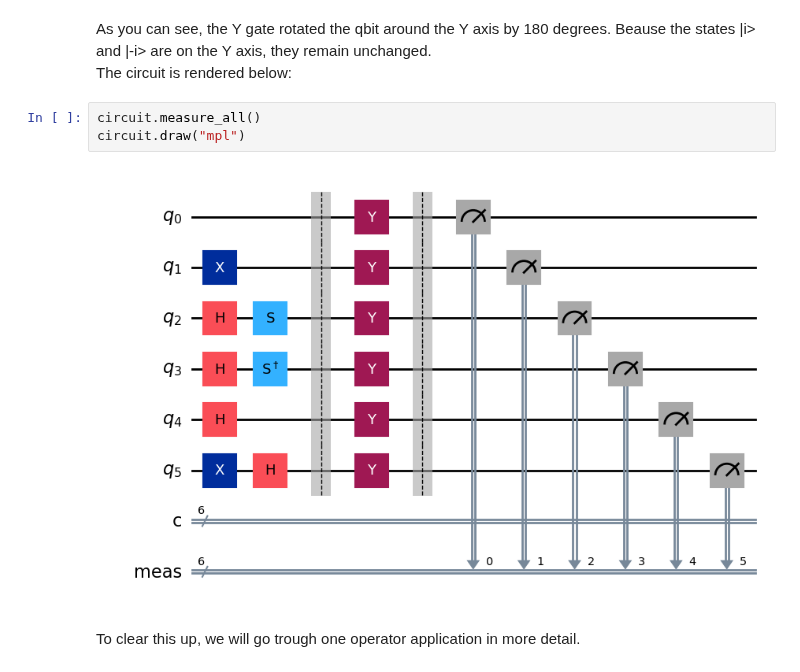
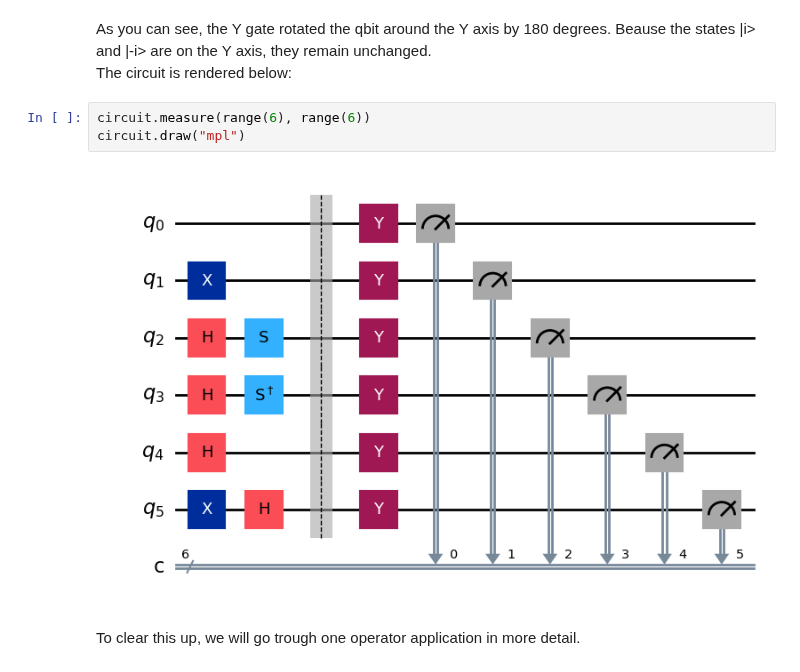
Before and after one commit to mforgo/Quantum-Examples, a Jupyter notebook: Gates/Pauli-Y.ipynb, the cells around one changed output. Saved outputs shown, nothing was run; the diff lists cells and outputs as text.

```diff
--- a/Gates/Pauli-Y.ipynb
+++ b/Gates/Pauli-Y.ipynb
@@ -74,10 +74,10 @@ $$- \frac{1}{4} |000001\rangle- \frac{i}{4} |000101\rangle+\frac{i}{4} |001001\r
 As you can see, the Y gate rotated the qbit around the Y axis by 180 degrees. Beause the states |i> and |-i> are on the Y axis, they remain unchanged.\
 The circuit is rendered below:
 # %%
-circuit.measure_all()
+circuit.measure(range(6), range(6))
 circuit.draw("mpl")
 # %% [output]
-[figure, old version]
+[figure, new version]
 # %% [markdown]
 To clear this up, we will go trough one operator application in more detail.
 # %% [markdown]
```
Also changed, not shown: parts of 2 cells of this notebook.
